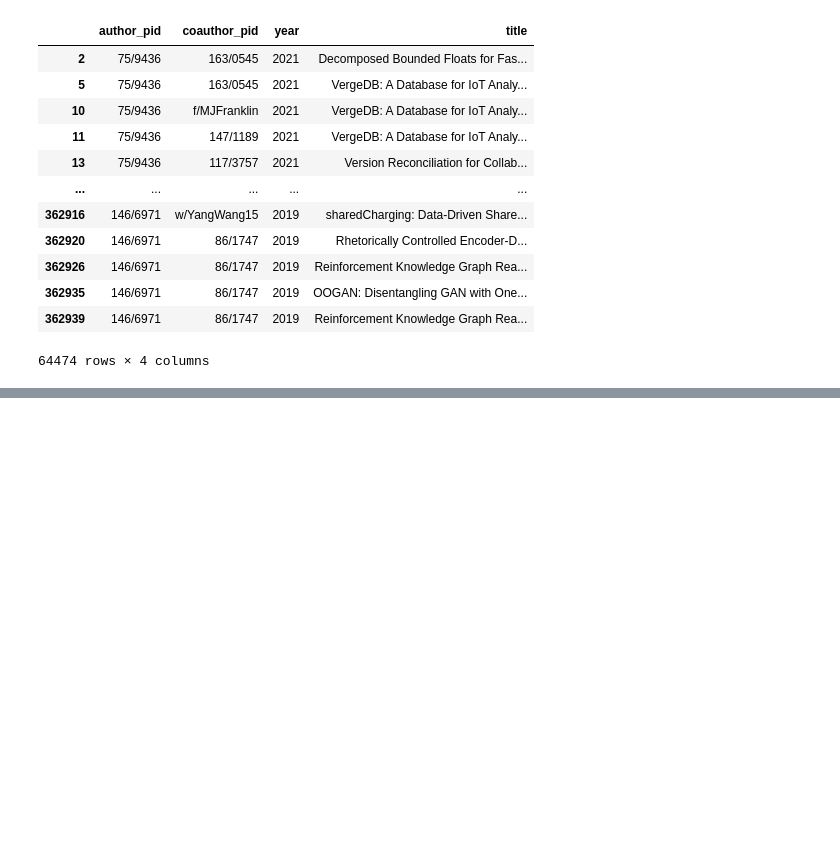
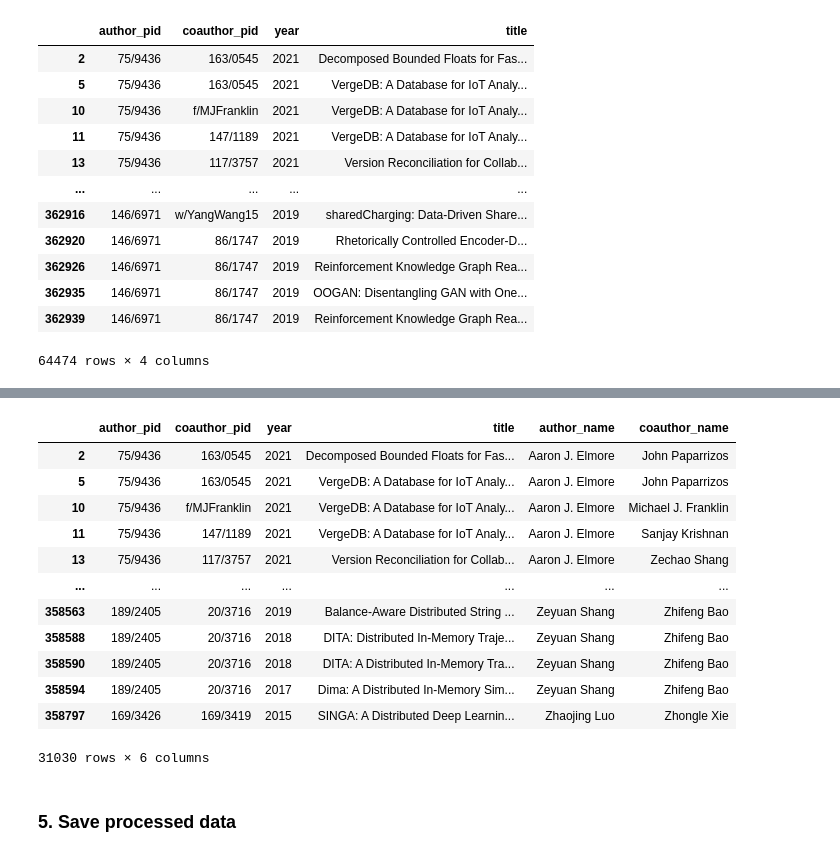
Before and after one commit to chuanbinp/CZ4071_NetworkScience_Project1, a Jupyter notebook: data_collection.ipynb, the cells around one changed output, grey strips where cells are left out. Cells and saved outputs as stored; diff of their text form; code cells hidden in the pictures; blank space fills up the shorter version.

```diff
--- a/data_collection.ipynb
+++ b/data_collection.ipynb
@@ -183,3 +211,23 @@ network_df
+# %%
+network_df.drop_duplicates('check_duplicates', inplace=True)
+network_df = network_df.drop('check_duplicates', 1)
+network_df
+# %% [output]
+|  | author_pid | coauthor_pid | year | title | author_name | coauthor_name |
+| 2 | 75/9436 | 163/0545 | 2021 | Decomposed Bounded Floats for Fas... | Aaron J. Elmore | John Paparrizos |
+| 5 | 75/9436 | 163/0545 | 2021 | VergeDB: A Database for IoT Analy... | Aaron J. Elmore | John Paparrizos |
+| 10 | 75/9436 | f/MJFranklin | 2021 | VergeDB: A Database for IoT Analy... | Aaron J. Elmore | Michael J. Franklin |
+| 11 | 75/9436 | 147/1189 | 2021 | VergeDB: A Database for IoT Analy... | Aaron J. Elmore | Sanjay Krishnan |
+| 13 | 75/9436 | 117/3757 | 2021 | Version Reconciliation for Collab... | Aaron J. Elmore | Zechao Shang |
+| ... | ... | ... | ... | ... | ... | ... |
+| 358563 | 189/2405 | 20/3716 | 2019 | Balance-Aware Distributed String ... | Zeyuan Shang | Zhifeng Bao |
+| 358588 | 189/2405 | 20/3716 | 2018 | DITA: Distributed In-Memory Traje... | Zeyuan Shang | Zhifeng Bao |
+| 358590 | 189/2405 | 20/3716 | 2018 | DITA: A Distributed In-Memory Tra... | Zeyuan Shang | Zhifeng Bao |
+| 358594 | 189/2405 | 20/3716 | 2017 | Dima: A Distributed In-Memory Sim... | Zeyuan Shang | Zhifeng Bao |
+| 358797 | 169/3426 | 169/3419 | 2015 | SINGA: A Distributed Deep Learnin... | Zhaojing Luo | Zhongle Xie |
+31030 rows × 6 columns
+# %% [markdown]
+### 5. Save processed data
 # %%
 # Save processed
 network_df.to_csv(processed_output_filepath, index=False)
```
Also changed, not shown: parts of 8 cells of this notebook, 1 other file.
